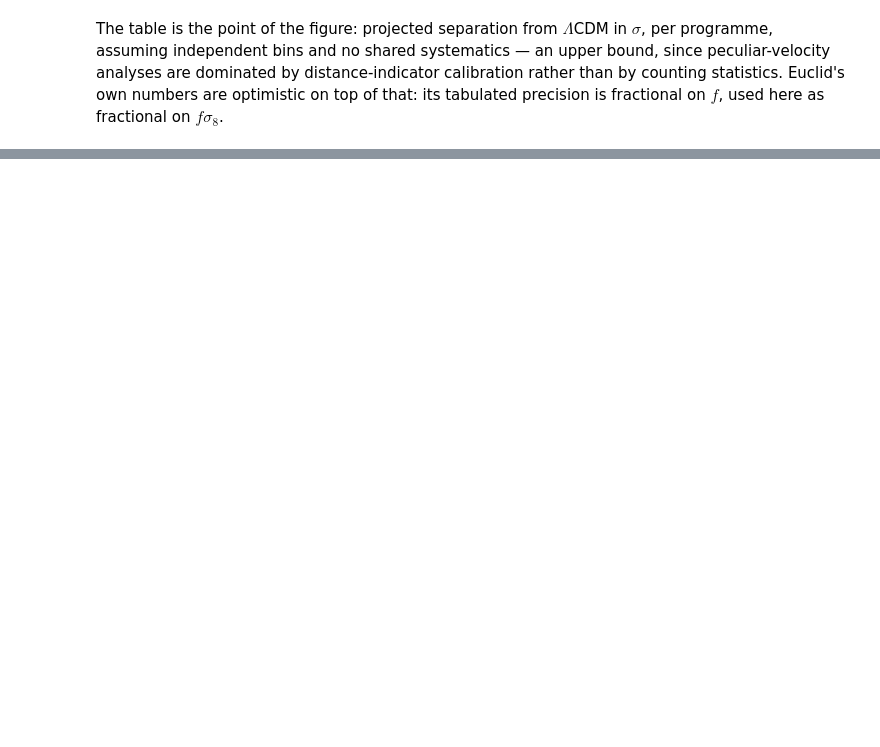
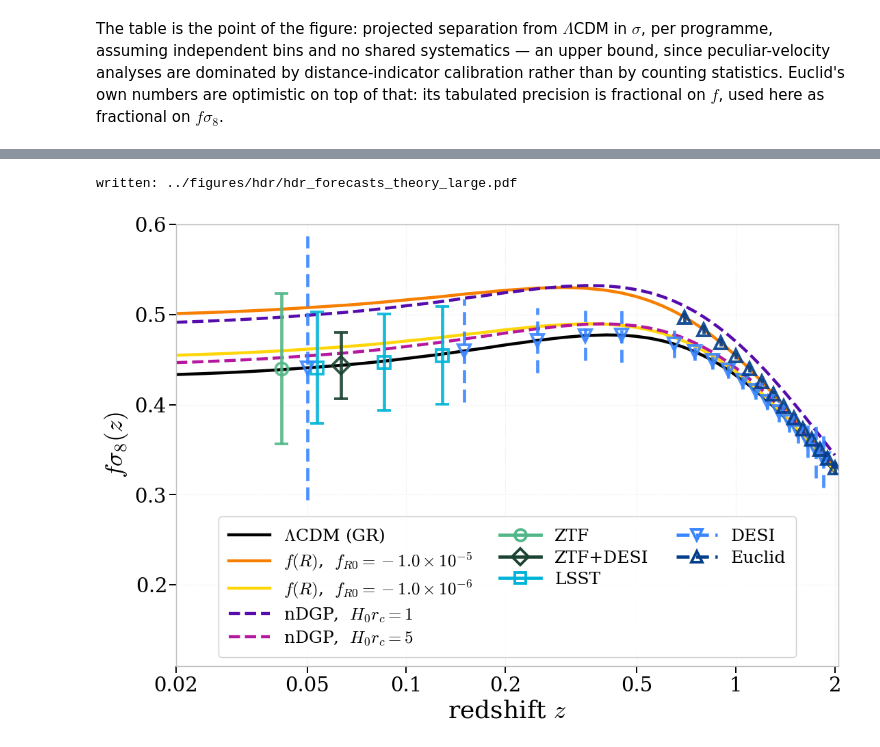
Before and after one commit to corentinravoux/growth_review, a Jupyter notebook: notebooks/hdr_figures.ipynb, the cells around one changed output, grey strips where cells are left out. Drawn from its saved outputs; the diff is of its cells as text; code cells hidden in the pictures; blank space fills up the shorter version.

Commit message:
adding small figure

```diff
--- a/notebooks/hdr_figures.ipynb
+++ b/notebooks/hdr_figures.ipynb
@@ -238,0 +243,57 @@ as fractional on $f\sigma_8$.
+# %%
+# Same figure as above, set for reading at full page width: larger type, markers and
+# legend. The y-range is extended downwards so the three-column legend fits inside
+# the axes without covering data.
+FS_LABEL, FS_TICK, FS_LEGEND = 26, 21, 18
+
+fig, ax = plt.subplots(figsize=(11, 7.6))
+z = np.logspace(np.log10(0.02), np.log10(2.0), 200)
+
+theory_lines = gr.plotting.plot_theory(ax, [REF] + MODELS, z=z, zorder=1)
+for line in theory_lines:
+    line.set_linewidth(3.2)
+
+forecast_handles = []
+for label, rows, dodge, anchor, color, marker, probe in SERIES:
+    bars = dict(capsize=7, capthick=3.2) if probe == "pv" else dict(capsize=0)
+    container = gr.plotting.plot_forecasts(
+        ax, rows, th.get(anchor), color=color, marker=marker, ms=13, mew=2.8,
+        elinewidth=3.4, x=rows["z"].to_numpy() * dodge, label=label, **bars)
+    if probe == "rsd":                       # dashed bars: RSD, not PV
+        for barcol in container.lines[2]:
+            barcol.set_linestyle((0, (4, 2)))
+    forecast_handles.append(Line2D([], [], color=color, marker=marker, ms=12,
+                                   mfc="none", mew=2.8, lw=3.4,
+                                   ls="-" if probe == "pv" else (0, (4, 2)),
+                                   label=label))
+
+ax.set_xscale("log")
+ax.set_xlim(0.02, 2.05)
+ax.set_ylim(0.11, 0.60)                 # free band at the bottom for the legend
+ax.set_xticks([0.02, 0.05, 0.1, 0.2, 0.5, 1.0, 2.0])
+ax.set_xticklabels(["0.02", "0.05", "0.1", "0.2", "0.5", "1", "2"])
+ax.minorticks_off()
+ax.set_xlabel(r"redshift $z$", fontsize=FS_LABEL)
+ax.set_ylabel(r"$f\sigma_8(z)$", fontsize=FS_LABEL)
+ax.tick_params(labelsize=FS_TICK, length=7, width=1.4)
+ax.grid(alpha=0.18, lw=0.8)
+ax.set_axisbelow(True)
+
+# Legend inside the axes, three columns: theory | peculiar-velocity forecasts |
+# redshift-space-distortion forecasts. matplotlib fills columns top to bottom, so
+# blank handles pad the shorter columns.
+blank = Line2D([], [], ls="none", marker="", label=" ")
+pv = [h for h, s in zip(forecast_handles, SERIES) if s[-1] == "pv"]
+rsd = [h for h, s in zip(forecast_handles, SERIES) if s[-1] == "rsd"]
+nrow = len(theory_lines)
+pad = lambda col: col + [blank] * (nrow - len(col))
+handles = list(theory_lines) + pad(pv) + pad(rsd)
+ax.legend(handles=handles, ncol=3, loc="lower center", bbox_to_anchor=(0.5, 0.0),
+          fontsize=FS_LEGEND, framealpha=0.95, handlelength=2.4, labelspacing=0.35,
+          columnspacing=1.6, borderpad=0.6)
+
+fig.savefig(OUT / "hdr_forecasts_theory_large.pdf", bbox_inches="tight")
+print("written:", OUT / "hdr_forecasts_theory_large.pdf")
+# %% [output]
+written: ../figures/hdr/hdr_forecasts_theory_large.pdf
+[figure, added]
```
Also changed, not shown: parts of 5 cells of this notebook.
